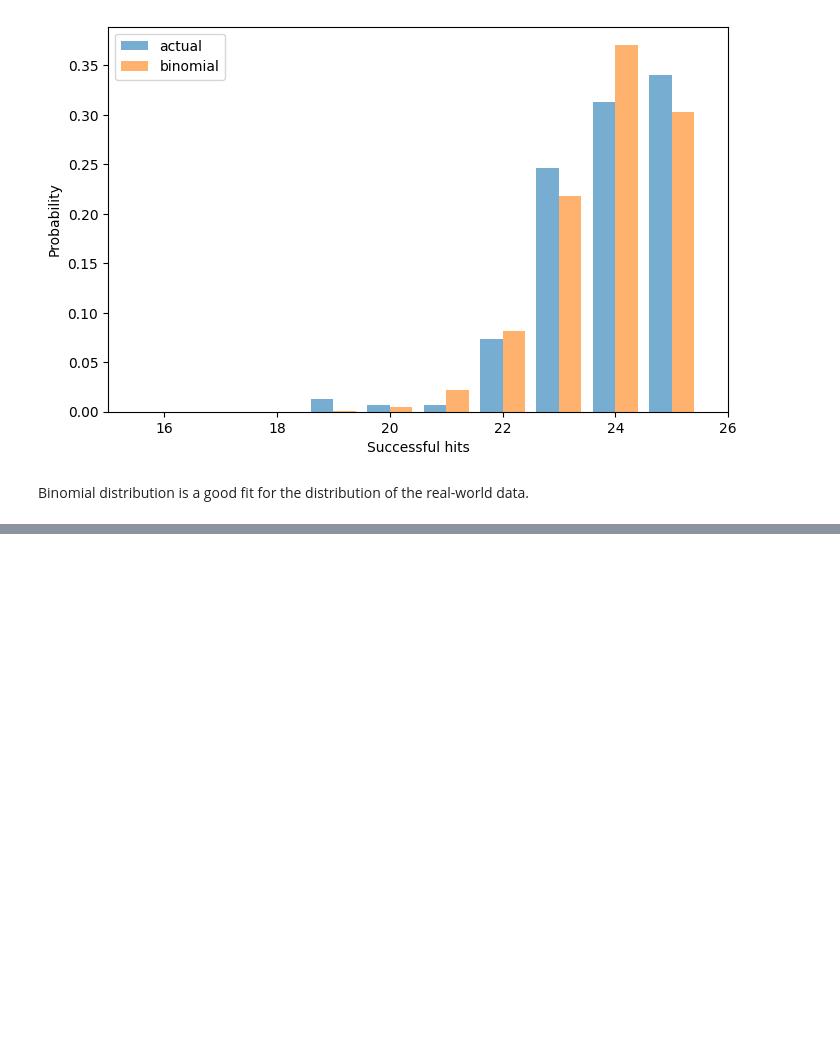
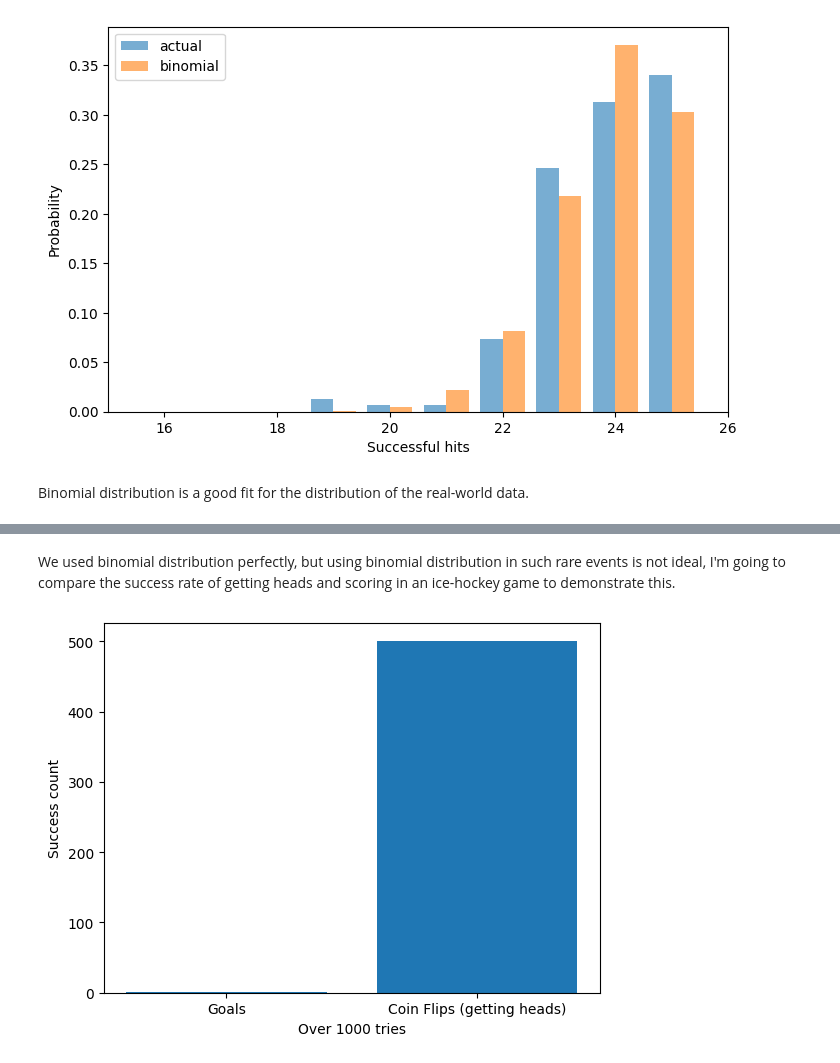
Before and after one commit to dybdeskarphet/statistics, a Jupyter notebook: notes/think_stats/05_modeling_distributions.ipynb, the cells around one changed output, grey strips where cells are left out. Drawn from its saved outputs; the diff is of its cells as text; code cells hidden in the pictures; blank space fills up the shorter version.

Commit message:
Add Poisson distribution chapter

```diff
--- a/notes/think_stats/05_modeling_distributions.ipynb
+++ b/notes/think_stats/05_modeling_distributions.ipynb
@@ -190,0 +197,5 @@ Binomial distribution is a good fit for the distribution of the real-world data.
+# %%
+n = 3600
+m = 6
+p = 6/3600
+p
@@ -190,0 +225,17 @@ Binomial distribution is a good fit for the distribution of the real-world data.
+# %% [markdown]
+We used binomial distribution perfectly, but using binomial distribution in such rare events is not ideal, I'm going to compare the success rate of getting heads and scoring in an ice-hockey game to demonstrate this.
+# %%
+n = 1001
+width = 0.5
+test_coin = flip(n,0.5)
+test_goals = flip(n, p)
+test_coin_sum = test_coin.sum()
+test_goals_sum = test_goals.sum()
+
+fig, ax = plt.subplots()
+ax.bar(x=["Goals", "Coin Flips (getting heads)"], height=[test_goals_sum, test_coin_sum])
+ax.set_ylabel("Success count")
+ax.set_xlabel("Over 1000 tries")
+plt.show()
+# %% [output]
+[figure, added]
```
Also changed, not shown: parts of 23 cells of this notebook, 3 other files.
